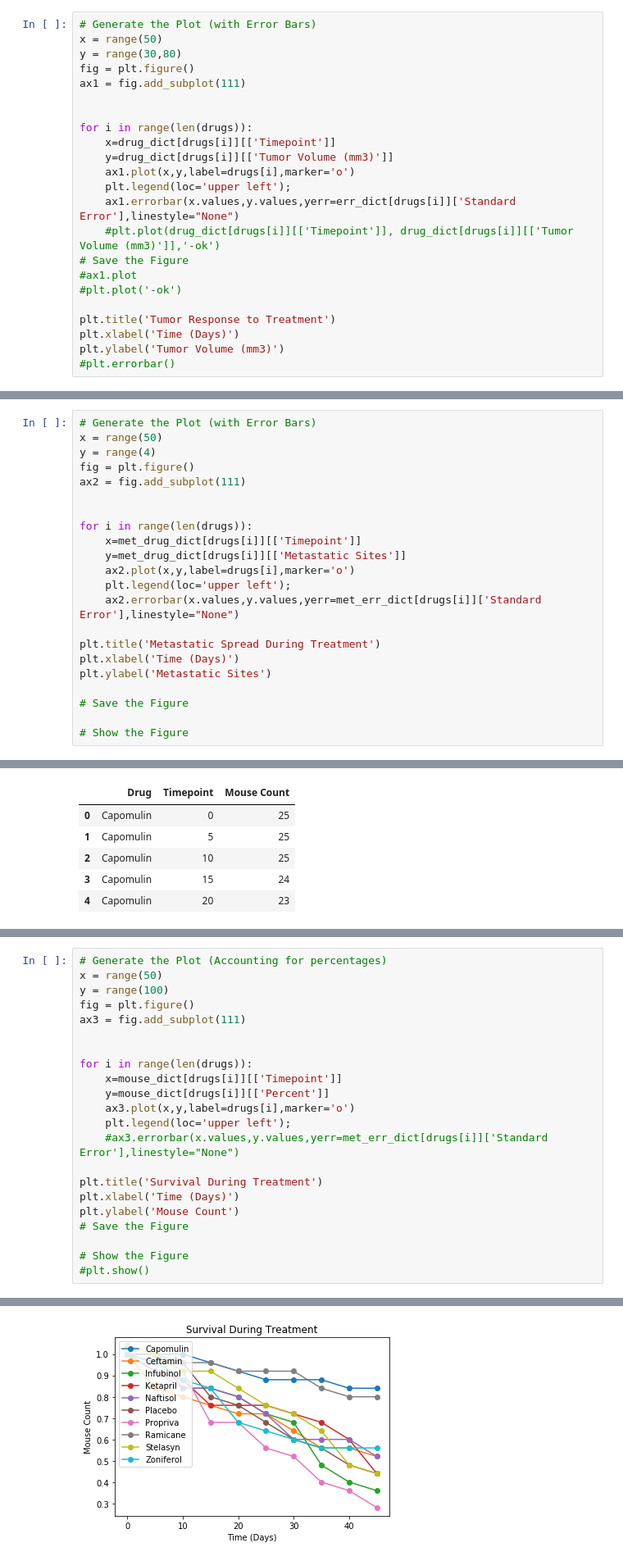
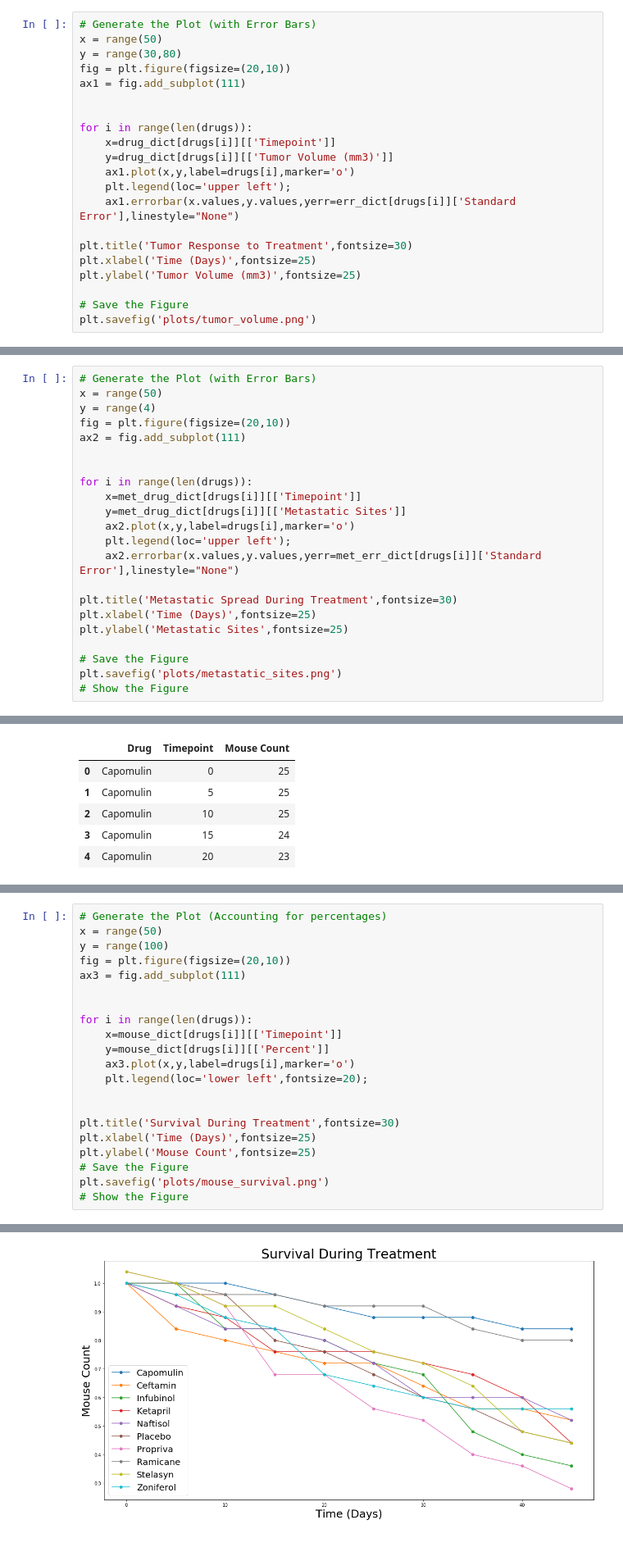
Before and after one commit to RChloe/matplotlib-challenge, a Jupyter notebook: Pymaceuticals/Homework 5.ipynb, the cells around one changed output, grey strips where cells are left out. Shown: that part at 82% size. Cells and saved outputs as stored; diff of their text form.

```diff
--- a/Pymaceuticals/Homework 5.ipynb
+++ b/Pymaceuticals/Homework 5.ipynb
@@ -154,7 +146,7 @@ drug_dict[drugs[0]]
 # Generate the Plot (with Error Bars)
 x = range(50)
 y = range(30,80)
-fig = plt.figure()
+fig = plt.figure(figsize=(20,10))
 ax1 = fig.add_subplot(111)
 
 
@@ -164,13 +156,11 @@ for i in range(len(drugs)):
     ax1.plot(x,y,label=drugs[i],marker='o')
     plt.legend(loc='upper left');
     ax1.errorbar(x.values,y.values,yerr=err_dict[drugs[i]]['Standard Error'],linestyle="None")
-    #plt.plot(drug_dict[drugs[i]][['Timepoint']], drug_dict[drugs[i]][['Tumor Volume (mm3)']],'-ok')
+
+plt.title('Tumor Response to Treatment',fontsize=30)
+plt.xlabel('Time (Days)',fontsize=25)
+plt.ylabel('Tumor Volume (mm3)',fontsize=25)
+
 # Save the Figure
-#ax1.plot
-#plt.plot('-ok')
-
-plt.title('Tumor Response to Treatment')
-plt.xlabel('Time (Days)')
-plt.ylabel('Tumor Volume (mm3)')
-#plt.errorbar()
+plt.savefig('plots/tumor_volume.png')
 # %% [output]
@@ -290,7 +281,7 @@ met_drug_dict[drugs[0]]
 # Generate the Plot (with Error Bars)
 x = range(50)
 y = range(4)
-fig = plt.figure()
+fig = plt.figure(figsize=(20,10))
 ax2 = fig.add_subplot(111)
 
 
@@ -301,11 +292,11 @@ for i in range(len(drugs)):
     plt.legend(loc='upper left');
     ax2.errorbar(x.values,y.values,yerr=met_err_dict[drugs[i]]['Standard Error'],linestyle="None")
 
-plt.title('Metastatic Spread During Treatment')
-plt.xlabel('Time (Days)')
-plt.ylabel('Metastatic Sites')
+plt.title('Metastatic Spread During Treatment',fontsize=30)
+plt.xlabel('Time (Days)',fontsize=25)
+plt.ylabel('Metastatic Sites',fontsize=25)
 
 # Save the Figure
-
+plt.savefig('plots/metastatic_sites.png')
 # Show the Figure
 # %% [output]
@@ -424,7 +395,7 @@ mouse_dict[drugs[0]]
 # Generate the Plot (Accounting for percentages)
 x = range(50)
 y = range(100)
-fig = plt.figure()
+fig = plt.figure(figsize=(20,10))
 ax3 = fig.add_subplot(111)
 
 
@@ -432,14 +403,13 @@ for i in range(len(drugs)):
     x=mouse_dict[drugs[i]][['Timepoint']]
     y=mouse_dict[drugs[i]][['Percent']]
     ax3.plot(x,y,label=drugs[i],marker='o')
-    plt.legend(loc='upper left');
-    #ax3.errorbar(x.values,y.values,yerr=met_err_dict[drugs[i]]['Standard Error'],linestyle="None")
+    plt.legend(loc='lower left',fontsize=20);
 
-plt.title('Survival During Treatment')
-plt.xlabel('Time (Days)')
-plt.ylabel('Mouse Count')
+
+plt.title('Survival During Treatment',fontsize=30)
+plt.xlabel('Time (Days)',fontsize=25)
+plt.ylabel('Mouse Count',fontsize=25)
 # Save the Figure
-
+plt.savefig('plots/mouse_survival.png')
 # Show the Figure
-#plt.show()
 # %% [output]
@@ -447,4 +416,4 @@ Text(0, 0.5, 'Mouse Count')
-[figure, old version]
+[figure, new version]
 # %% [markdown]
 ![Metastatic Spread During Treatment](../Images/survival.png)
 # %% [markdown]
```
Also changed, not shown: parts of 22 cells of this notebook, 4 other files.
